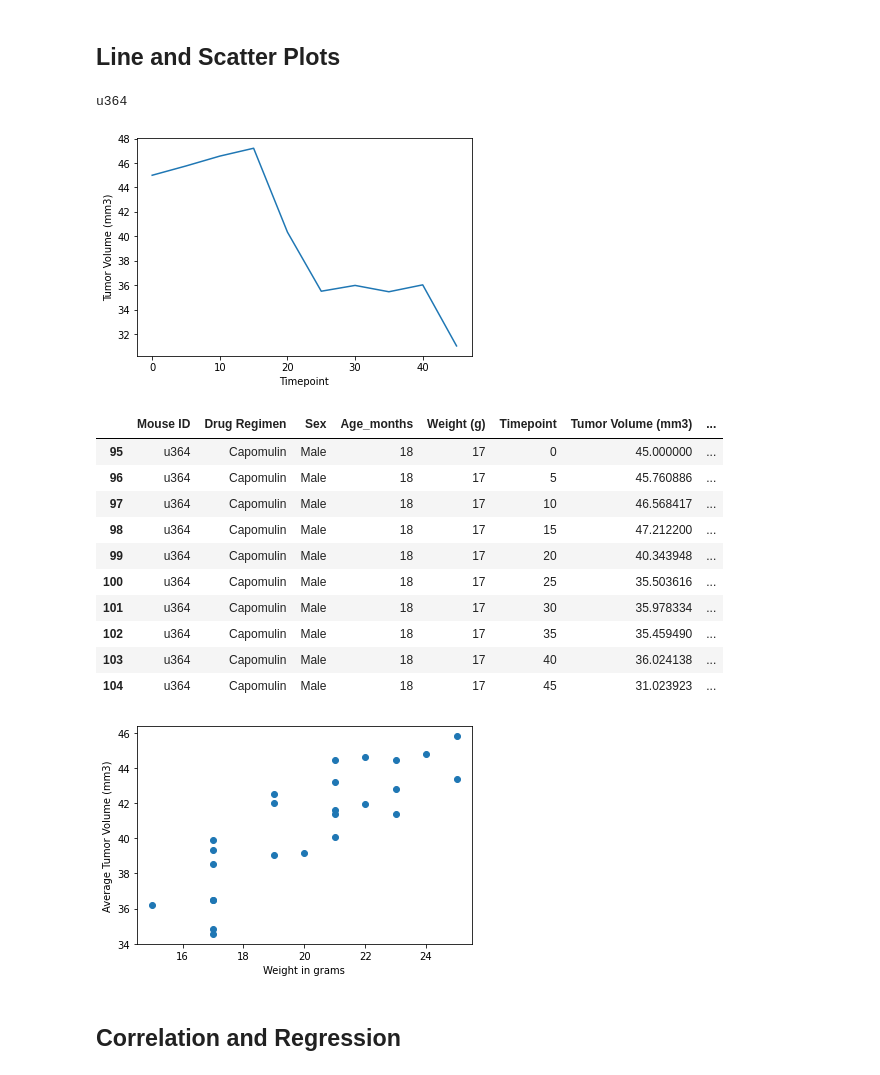
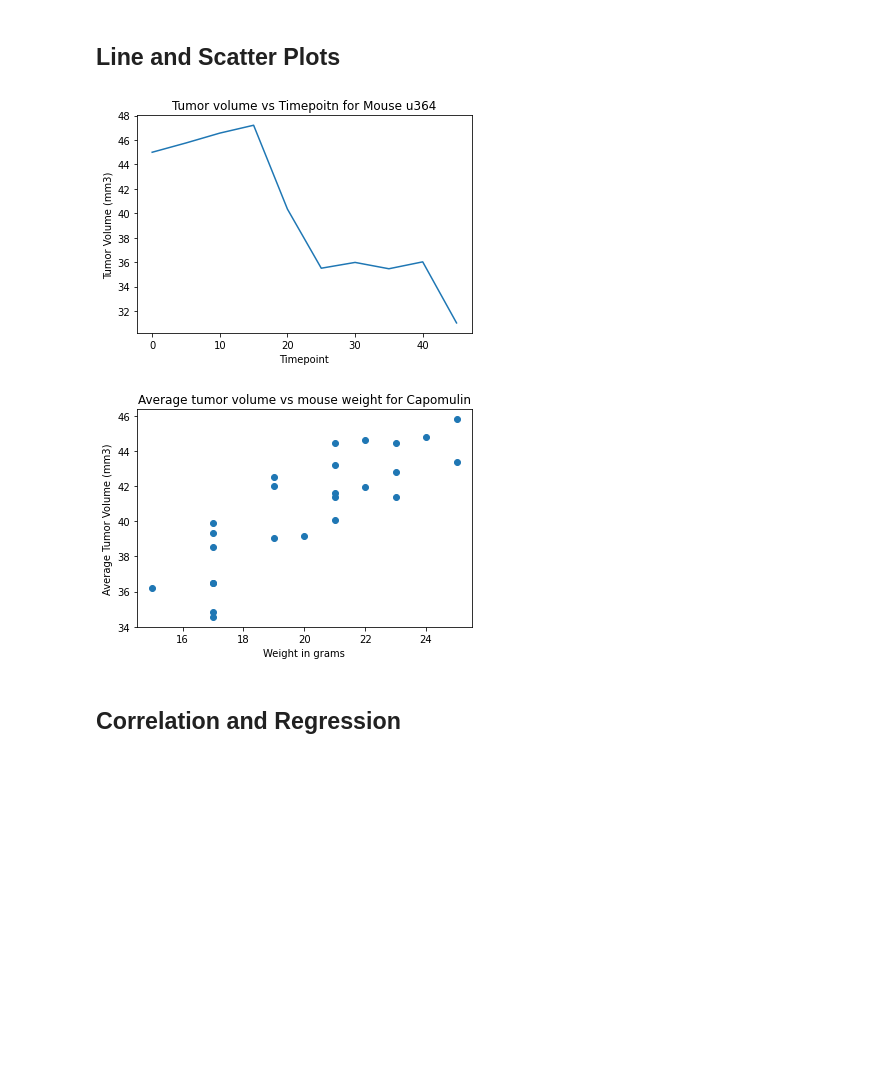
Before and after one commit to jtslater2/JTS-HW5-Matplotlib, a Jupyter notebook: pymaceuticals_jts.ipynb, the cells around one changed output. Cells and saved outputs as stored; diff of their text form; code cells hidden in the pictures; blank space fills up the shorter version.

```diff
--- a/pymaceuticals_jts.ipynb
+++ b/pymaceuticals_jts.ipynb
@@ -549,77 +397,45 @@ plt.show()
 # %%
 # Generate a line plot of tumor volume vs. time point for a single mouse
 # treated with Capomulin
 
-
-
-
-
-drop_df.head()
-
-#test4 = drop_df.groupby("Mouse ID")["Drug Regimen", "Tumor Volume (mm3)", "Weight (g)", "Timepoint"].to_list()
-
-#pd.DataFrame(test4.size().reset_index(name = "id"))
-
-#(set(drop_df.groupby("Mouse ID")["Drug Regimen", "Tumor Volume (mm3)", "Weight (g)", "Timepoint"].to_list()))
-
-
-#caps = drop_df.groupby(["Mouse ID"])
-
-#test3 = caps.agg({'max'})["Timepoint"]
-
-#test3 = test3.reset_index()
-
-
-#test3.rename(columns={'max': 'Timepoint'}, inplace=True)
-
-#(set(drop_df.loc[drop_df['Drug Regimen'] == 'Capomulin']['Mouse ID'].to_list()))
-
-#len(set(drop_df.loc[drop_df['Drug Regimen'] == 'Capomulin']['Mouse ID'].to_list()))
-
+#create Capomulin only dataframe
 cap_a = drop_df.loc[drop_df["Drug Regimen"] == "Capomulin"]
 
+#choose a randon mouse id from Capomulin list
 random_mouse = cap_a.iloc[44,0]
 
-print(random_mouse)
-
-
+#get df of all timepoints for unique mouse id
 cap_id = drop_df.loc[drop_df["Mouse ID"] == random_mouse]
 
+#create x & y axis & label plot
 x_axis = cap_id["Timepoint"]
 y_axis = cap_id["Tumor Volume (mm3)"]
 
 plt.plot(x_axis, y_axis)
 
+plt.title(f"Tumor volume vs Timepoitn for Mouse {random_mouse}")
 plt.xlabel("Timepoint")
 plt.ylabel("Tumor Volume (mm3)")
 plt.show()
-
-cap_id
 # %% [output]
-u364
-[figure, old version]
+[figure, new version]
-|  | Mouse ID | Drug Regimen | Sex | Age_months | Weight (g) | Timepoint | Tumor Volume (mm3) | ... |
-| 95 | u364 | Capomulin | Male | 18 | 17 | 0 | 45.000000 | ... |
-| 96 | u364 | Capomulin | Male | 18 | 17 | 5 | 45.760886 | ... |
-| 97 | u364 | Capomulin | Male | 18 | 17 | 10 | 46.568417 | ... |
-| 98 | u364 | Capomulin | Male | 18 | 17 | 15 | 47.212200 | ... |
-| 99 | u364 | Capomulin | Male | 18 | 17 | 20 | 40.343948 | ... |
-| 100 | u364 | Capomulin | Male | 18 | 17 | 25 | 35.503616 | ... |
-| 101 | u364 | Capomulin | Male | 18 | 17 | 30 | 35.978334 | ... |
-| 102 | u364 | Capomulin | Male | 18 | 17 | 35 | 35.459490 | ... |
-| 103 | u364 | Capomulin | Male | 18 | 17 | 40 | 36.024138 | ... |
-| 104 | u364 | Capomulin | Male | 18 | 17 | 45 | 31.023923 | ... |
 # %%
 # Generate a scatter plot of average tumor volume vs. mouse weight
 # for all mice in the Capomulin regimen
 
+#create Capomulin only dataframe
 cap_all = drop_df.loc[drop_df["Drug Regimen"] == "Capomulin"]
+
+#create Capomulin average on mouse id
 cap_avg = cap_all.groupby(["Mouse ID"]).mean()
+
+#plot scatterplot & label
 plt.scatter(cap_avg["Weight (g)"],cap_avg["Tumor Volume (mm3)"])
+plt.title("Average tumor volume vs mouse weight for Capomulin")
 plt.xlabel("Weight in grams")
 plt.ylabel("Average Tumor Volume (mm3)")
 plt.show()
 # %% [output]
-[figure, old version]
+[figure, new version]
 # %% [markdown]
 ## Correlation and Regression
```
Also changed, not shown: parts of 13 cells of this notebook, 1 other file.
